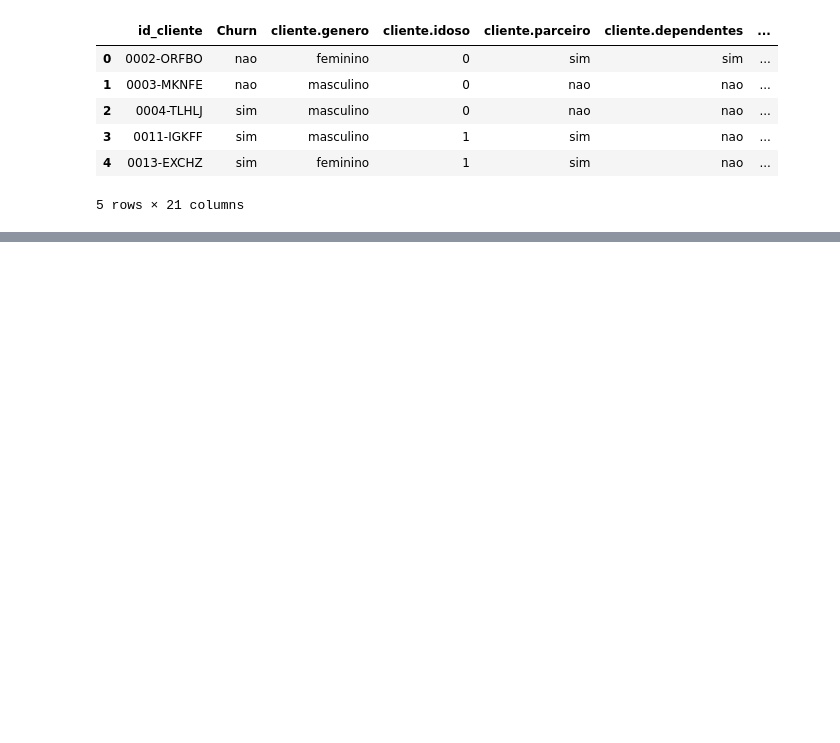
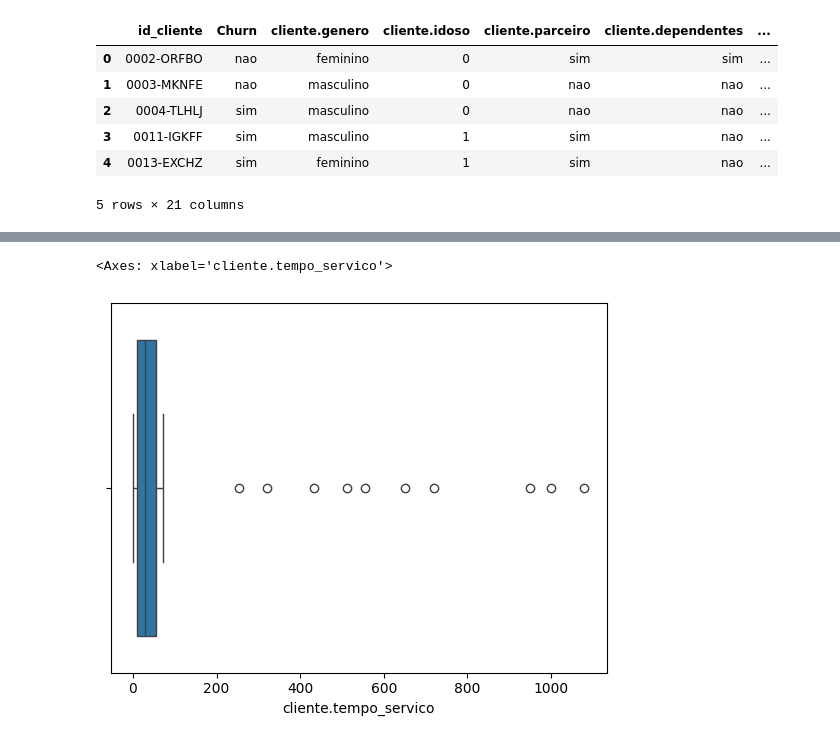
Before and after one commit to meduardajustino/Estudos-Python, a Jupyter notebook: Análise de Dados/ALURA - cursos Pandas/Pandas limpeza e tratamento de dados/Limpeza_e_tratamento_churn.ipynb, the cells around one changed output, grey strips where cells are left out. Saved outputs shown, nothing was run; the diff lists cells and outputs as text; code cells hidden in the pictures; blank space fills up the shorter version.

Commit message:
Limpeza e tratamento de dados para o projeto de churn

```diff
--- a/Análise de Dados/ALURA - cursos Pandas/Pandas limpeza e tratamento de dados/Limpeza_e_tratamento_churn.ipynb
+++ b/Análise de Dados/ALURA - cursos Pandas/Pandas limpeza e tratamento de dados/Limpeza_e_tratamento_churn.ipynb
@@ -45,0 +273,8 @@ dados_norm.head()
+# %%
+dados_not_nan['cliente.tempo_servico'].fillna(
+    np.ceil(
+        dados_not_nan['conta.cobranca.Total'] / dados_not_nan['conta.cobranca.mensal']
+    ), inplace=True
+)
+
+dados_not_nan[filtro][['cliente.tempo_servico', 'conta.cobranca.mensal', 'conta.cobranca.Total']]
@@ -45,0 +307,3 @@ dados_norm.head()
+# %%
+colunas_dropar = ['conta.contrato', 'conta.faturamente_eletronico', 'conta.metodo_pagamento']
+dados_not_nan[colunas_dropar].isna().any(axis=1).sum()
@@ -45,0 +328,3 @@ dados_norm.head()
+# %%
+df_sem_out = dados_not_nan.dropna(subset=colunas_dropar).copy()
+df_sem_out.head()
@@ -45,0 +339,3 @@ dados_norm.head()
+# %%
+df_sem_out.reset_index(drop=True, inplace=True)
+df_sem_out.info()
@@ -45,0 +376,5 @@ dados_norm.head()
+# %%
+sns.boxplot(x=df_sem_out['cliente.tempo_servico'])
+# %% [output]
+<Axes: xlabel='cliente.tempo_servico'>
+[figure, added]
```
Also changed, not shown: parts of 55 cells of this notebook.
